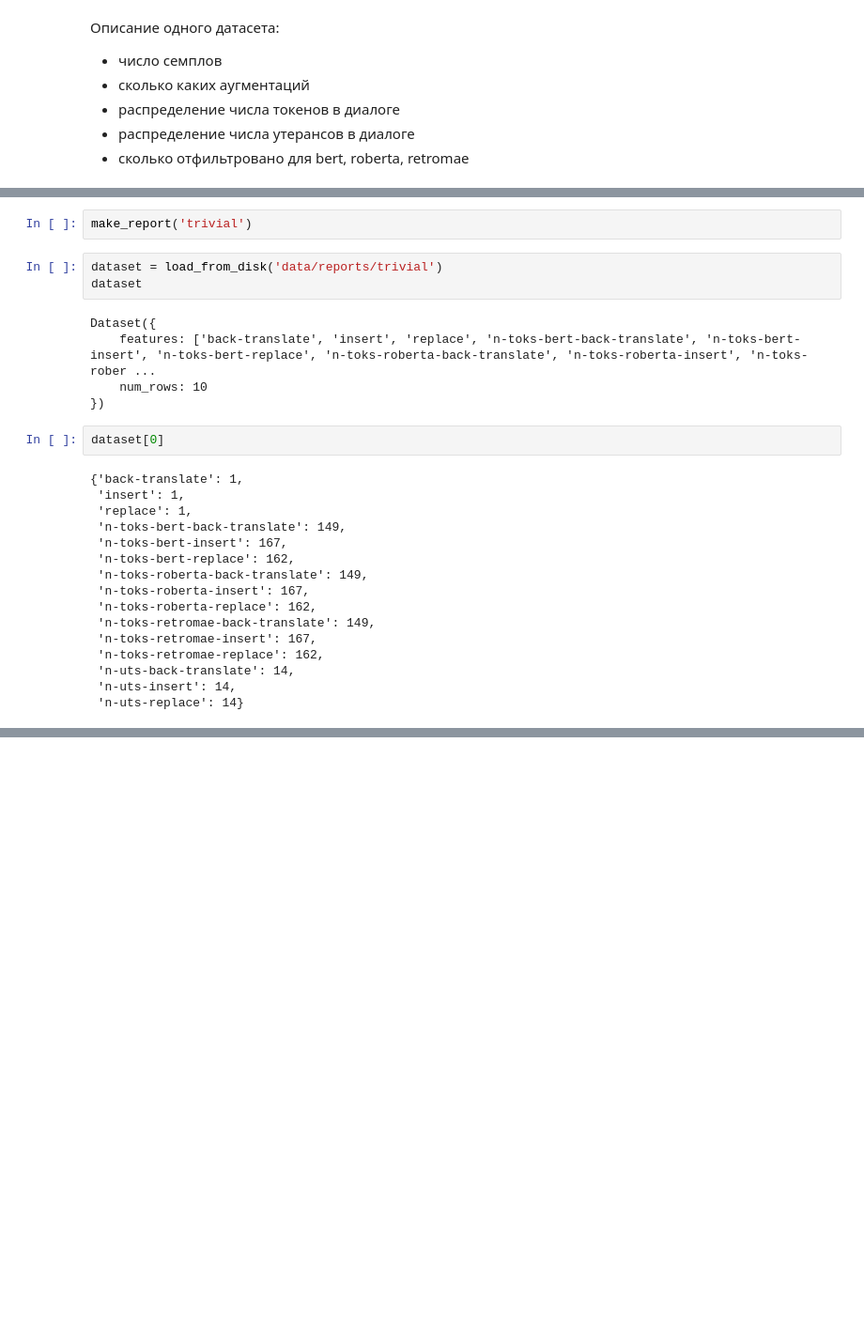
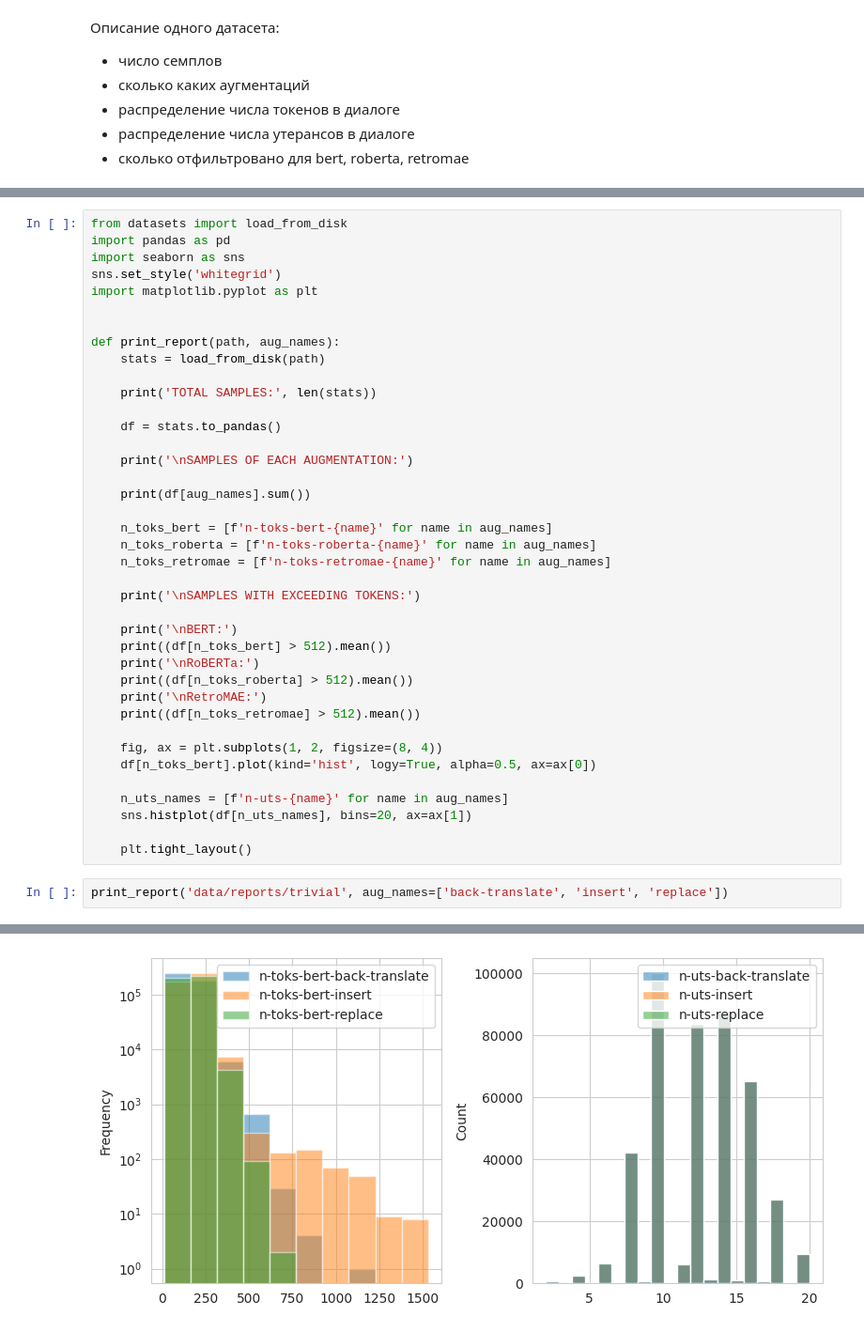
Before and after one commit to voorhs/dialogue-augmentation, a Jupyter notebook: testbed.ipynb, the cells around one changed output, grey strips where cells are left out. Shown at 94% size. Drawn from its saved outputs; the diff is of its cells as text; blank space fills up the shorter version.

Commit message:
make datasets summary

```diff
--- a/testbed.ipynb
+++ b/testbed.ipynb
@@ -373,28 +324,42 @@ def make_report(pack):
-# %%
-make_report('trivial')
-# %%
-dataset = load_from_disk('data/reports/trivial')
-dataset
-# %% [output]
-Dataset({
-    features: ['back-translate', 'insert', 'replace', 'n-toks-bert-back-translate', 'n-toks-bert-insert', 'n-toks-bert-replace', 'n-toks-roberta-back-translate', 'n-toks-roberta-insert', 'n-toks-rober ...
-    num_rows: 10
-})
-# %%
-dataset[0]
-# %% [output]
-{'back-translate': 1,
- 'insert': 1,
- 'replace': 1,
- 'n-toks-bert-back-translate': 149,
- 'n-toks-bert-insert': 167,
- 'n-toks-bert-replace': 162,
- 'n-toks-roberta-back-translate': 149,
- 'n-toks-roberta-insert': 167,
- 'n-toks-roberta-replace': 162,
- 'n-toks-retromae-back-translate': 149,
- 'n-toks-retromae-insert': 167,
- 'n-toks-retromae-replace': 162,
- 'n-uts-back-translate': 14,
- 'n-uts-insert': 14,
- 'n-uts-replace': 14}
+# %%
+from datasets import load_from_disk
+import pandas as pd
+import seaborn as sns
+sns.set_style('whitegrid')
+import matplotlib.pyplot as plt
+
+
+def print_report(path, aug_names):
+    stats = load_from_disk(path)
+
+    print('TOTAL SAMPLES:', len(stats))
+
+    df = stats.to_pandas()
+
+    print('\nSAMPLES OF EACH AUGMENTATION:')
+
+    print(df[aug_names].sum())
+
+    n_toks_bert = [f'n-toks-bert-{name}' for name in aug_names]
+    n_toks_roberta = [f'n-toks-roberta-{name}' for name in aug_names]
+    n_toks_retromae = [f'n-toks-retromae-{name}' for name in aug_names]
+
+    print('\nSAMPLES WITH EXCEEDING TOKENS:')
+
+    print('\nBERT:')
+    print((df[n_toks_bert] > 512).mean())
+    print('\nRoBERTa:')
+    print((df[n_toks_roberta] > 512).mean())
+    print('\nRetroMAE:')
+    print((df[n_toks_retromae] > 512).mean())
+
+    fig, ax = plt.subplots(1, 2, figsize=(8, 4))
+    df[n_toks_bert].plot(kind='hist', logy=True, alpha=0.5, ax=ax[0])
+
+    n_uts_names = [f'n-uts-{name}' for name in aug_names]
+    sns.histplot(df[n_uts_names], bins=20, ax=ax[1])
+
+    plt.tight_layout()
+# %%
+print_report('data/reports/trivial', aug_names=['back-translate', 'insert', 'replace'])
+# %% [output]
@@ -400,0 +383 @@ dataset[0]
+[figure, added]
```
Also changed, not shown: parts of 7 cells of this notebook, 1 other file.
